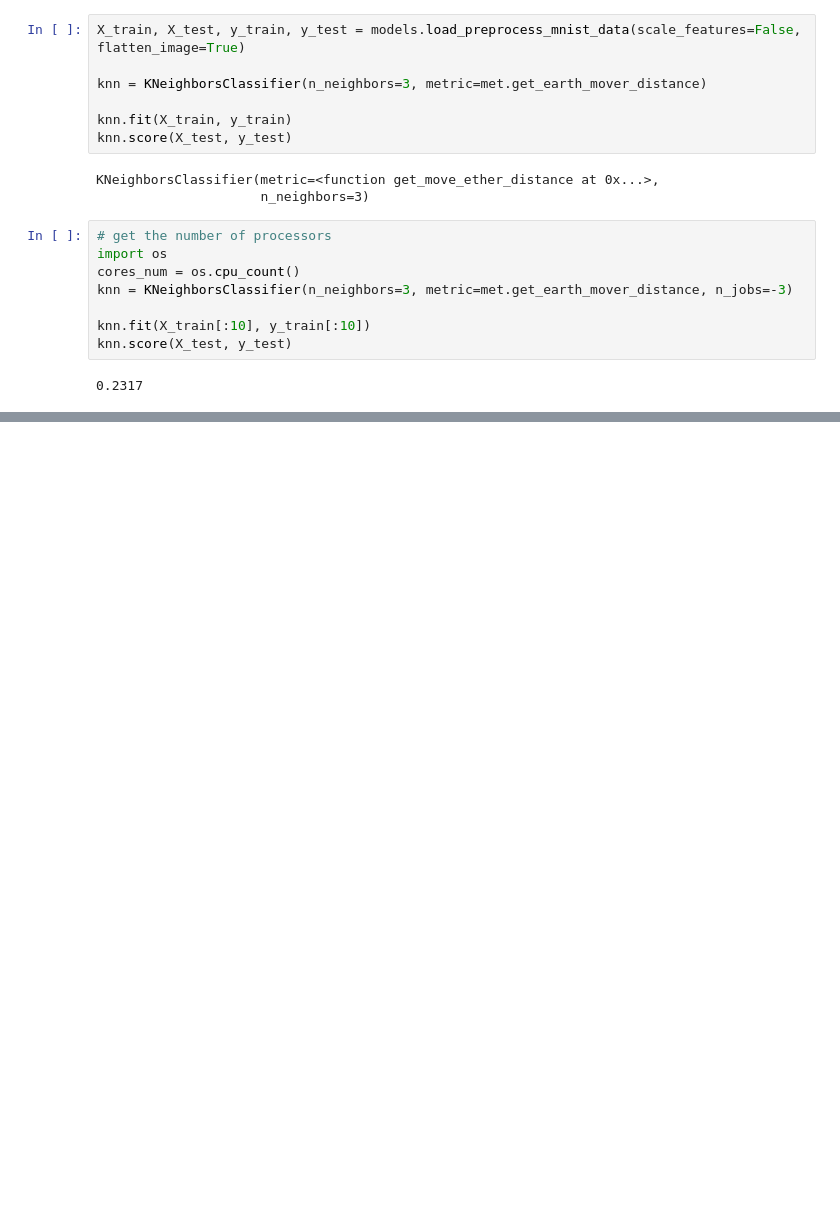
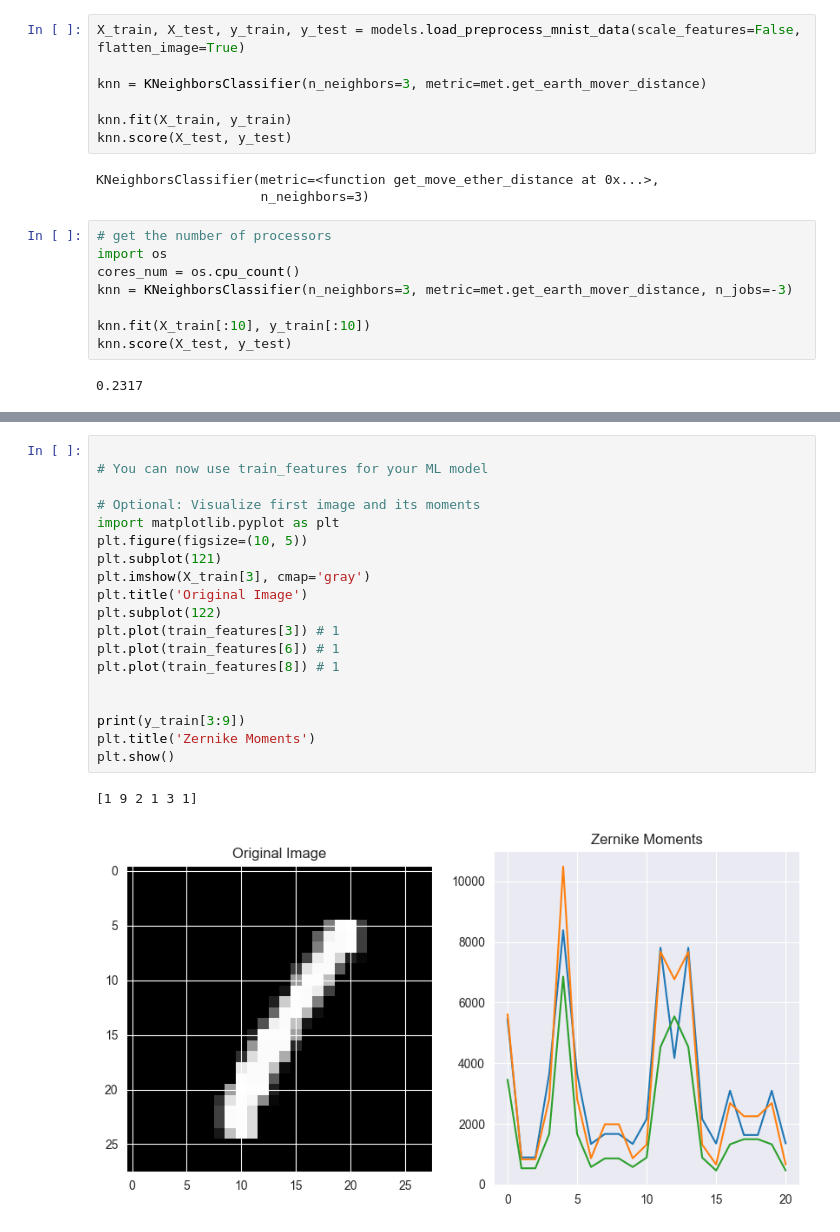
Before and after one commit to Noamnes/Machine_Learning_Project, a Jupyter notebook: tests.ipynb, the cells around one changed output, grey strips where cells are left out. Saved outputs shown, nothing was run; the diff lists cells and outputs as text; blank space fills up the shorter version.

```diff
--- a/tests.ipynb
+++ b/tests.ipynb
@@ -226,0 +217,22 @@ Feature vector length per image: 21
+# %%
+
+# You can now use train_features for your ML model
+
+# Optional: Visualize first image and its moments
+import matplotlib.pyplot as plt
+plt.figure(figsize=(10, 5))
+plt.subplot(121)
+plt.imshow(X_train[3], cmap='gray')
+plt.title('Original Image')
+plt.subplot(122)
+plt.plot(train_features[3]) # 1
+plt.plot(train_features[6]) # 1
+plt.plot(train_features[8]) # 1
+
+
+print(y_train[3:9])
+plt.title('Zernike Moments')
+plt.show()
+# %% [output]
+[1 9 2 1 3 1]
+[figure, added]
```
Also changed, not shown: parts of 2 cells of this notebook, 1 other file.
